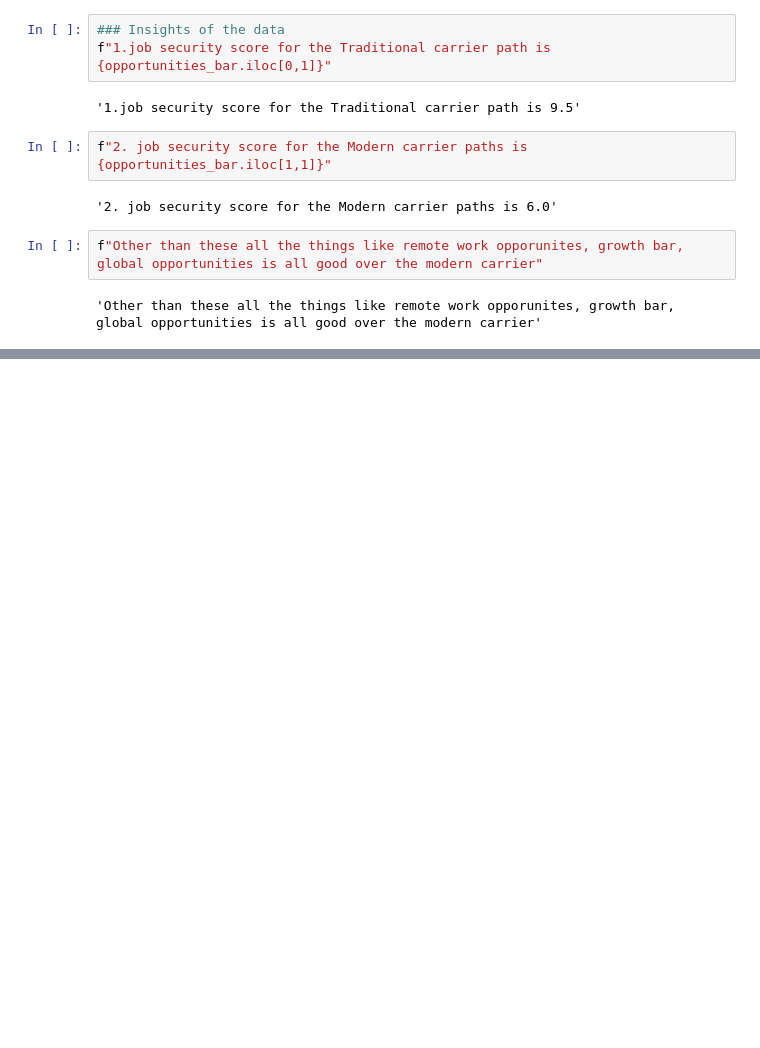
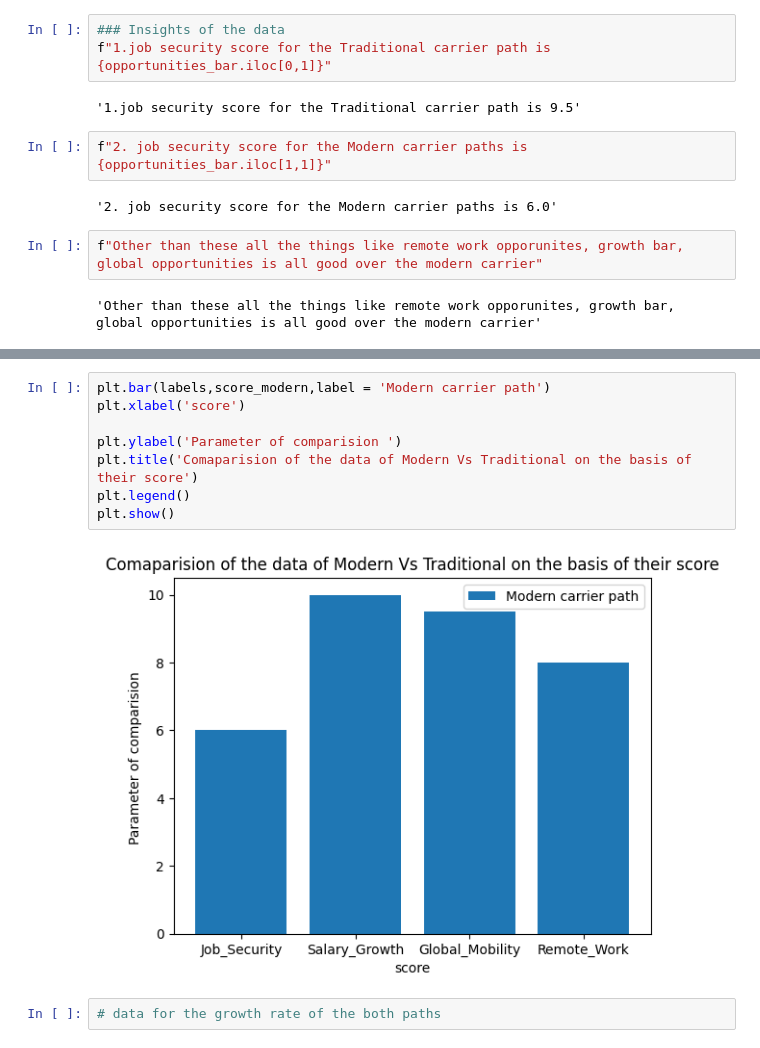
Before and after one commit to Venux09/Carrier-analysis-project, a Jupyter notebook: commerce_stream/commerce_main_page.ipynb, the cells around one changed output, grey strips where cells are left out. Cells and saved outputs as stored; diff of their text form; blank space fills up the shorter version.

```diff
--- a/commerce_stream/commerce_main_page.ipynb
+++ b/commerce_stream/commerce_main_page.ipynb
@@ -183,0 +184,12 @@ plt.show()
+# %%
+plt.bar(labels,score_modern,label = 'Modern carrier path')
+plt.xlabel('score')
+
+plt.ylabel('Parameter of comparision ')
+plt.title('Comaparision of the data of Modern Vs Traditional on the basis of their score')
+plt.legend()
+plt.show()
+# %% [output]
+[figure, added]
+# %%
+# data for the growth rate of the both paths
```
Also changed, not shown: parts of 3 cells of this notebook, 1 other file.
